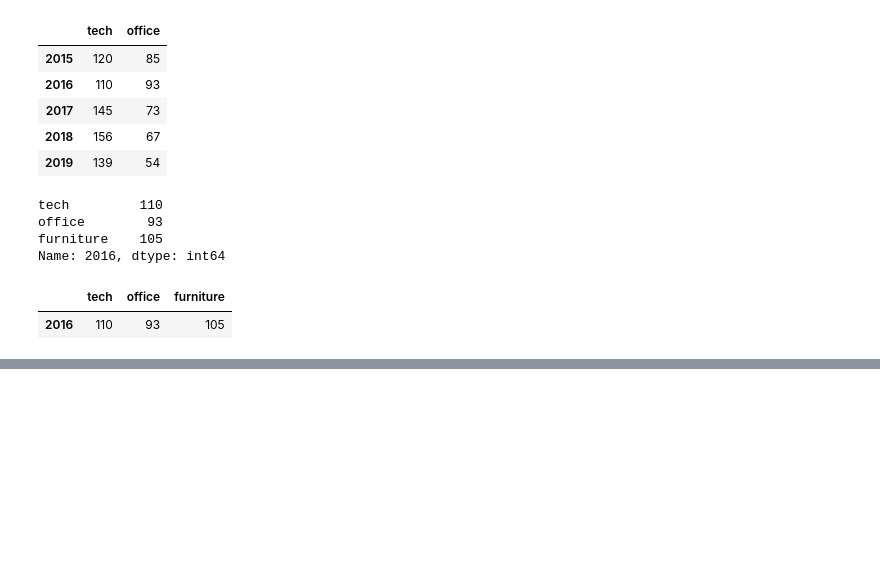
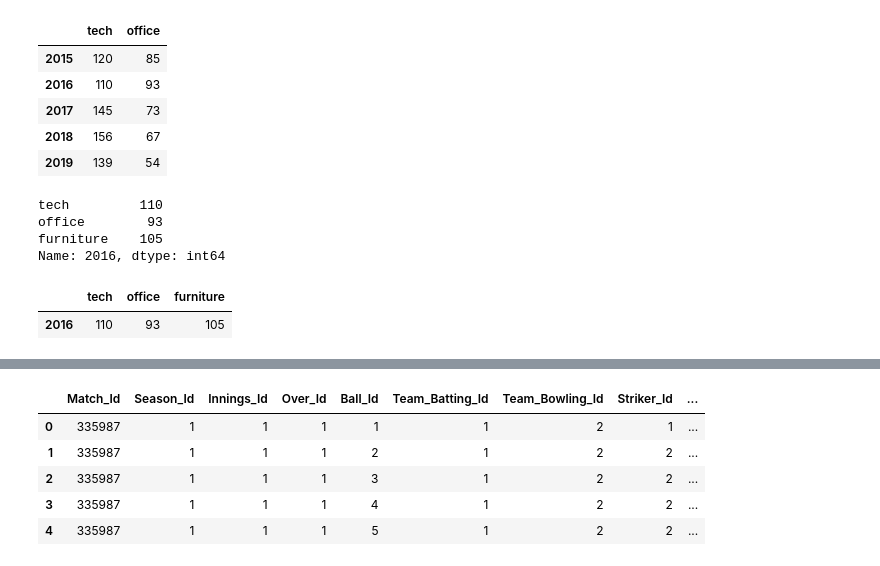
Before and after one commit to Bibhuti-MLAI/Python-Assignment, a Jupyter notebook: Python_Assignment.ipynb, the cells around one changed output, grey strips where cells are left out. Cells and saved outputs as stored; diff of their text form; code cells hidden in the pictures; blank space fills up the shorter version.

```diff
--- a/Python_Assignment.ipynb
+++ b/Python_Assignment.ipynb
@@ -1090,0 +1138,9 @@ dfs[dfs.index==2016]
+# %%
+ball_by_ball.head(5)
+# %% [output]
+|  | Match_Id | Season_Id | Innings_Id | Over_Id | Ball_Id | Team_Batting_Id | Team_Bowling_Id | Striker_Id | ... |
+| 0 | 335987 | 1 | 1 | 1 | 1 | 1 | 2 | 1 | ... |
+| 1 | 335987 | 1 | 1 | 1 | 2 | 1 | 2 | 2 | ... |
+| 2 | 335987 | 1 | 1 | 1 | 3 | 1 | 2 | 2 | ... |
+| 3 | 335987 | 1 | 1 | 1 | 4 | 1 | 2 | 2 | ... |
+| 4 | 335987 | 1 | 1 | 1 | 5 | 1 | 2 | 2 | ... |
```
Also changed, not shown: parts of 12 cells of this notebook.
